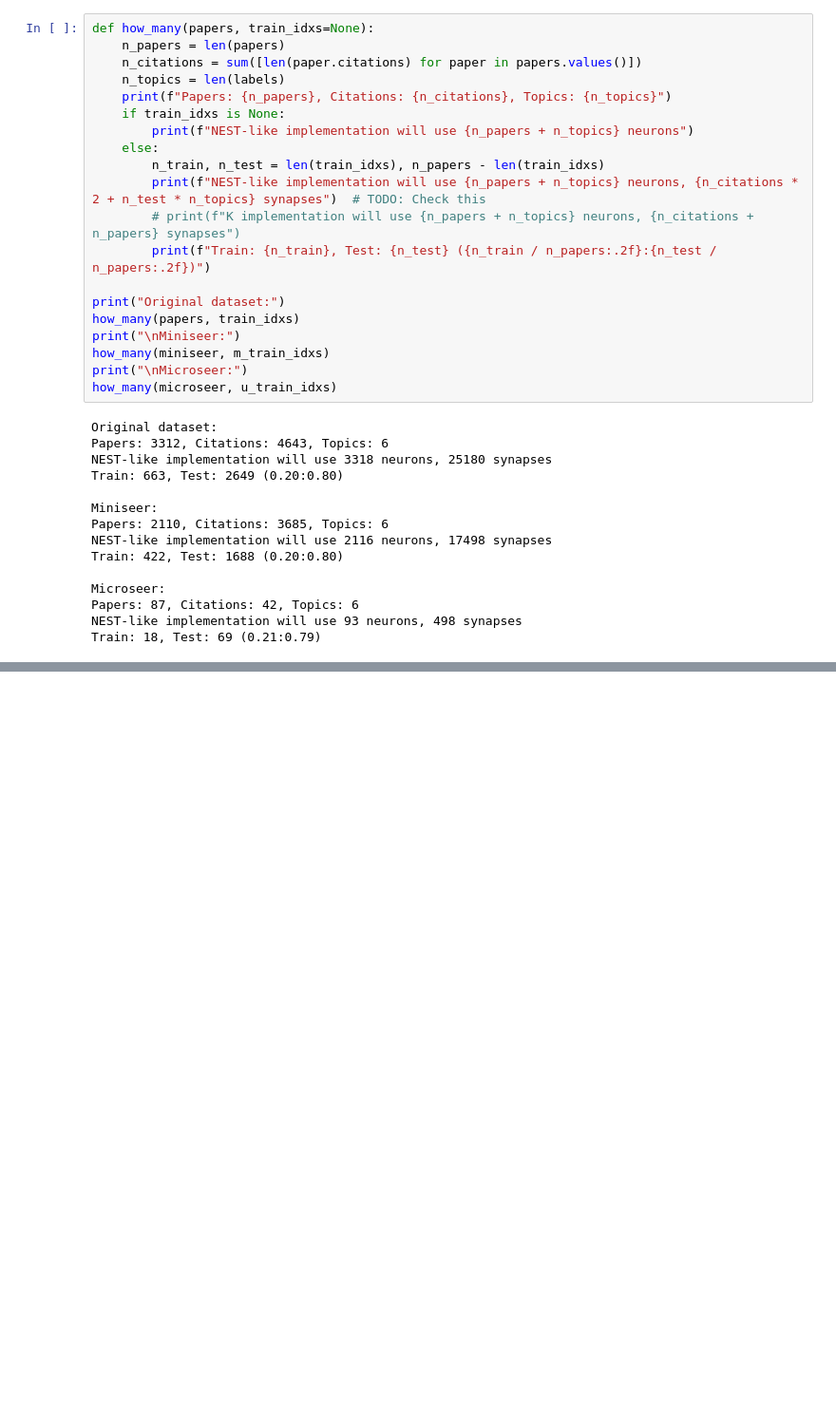
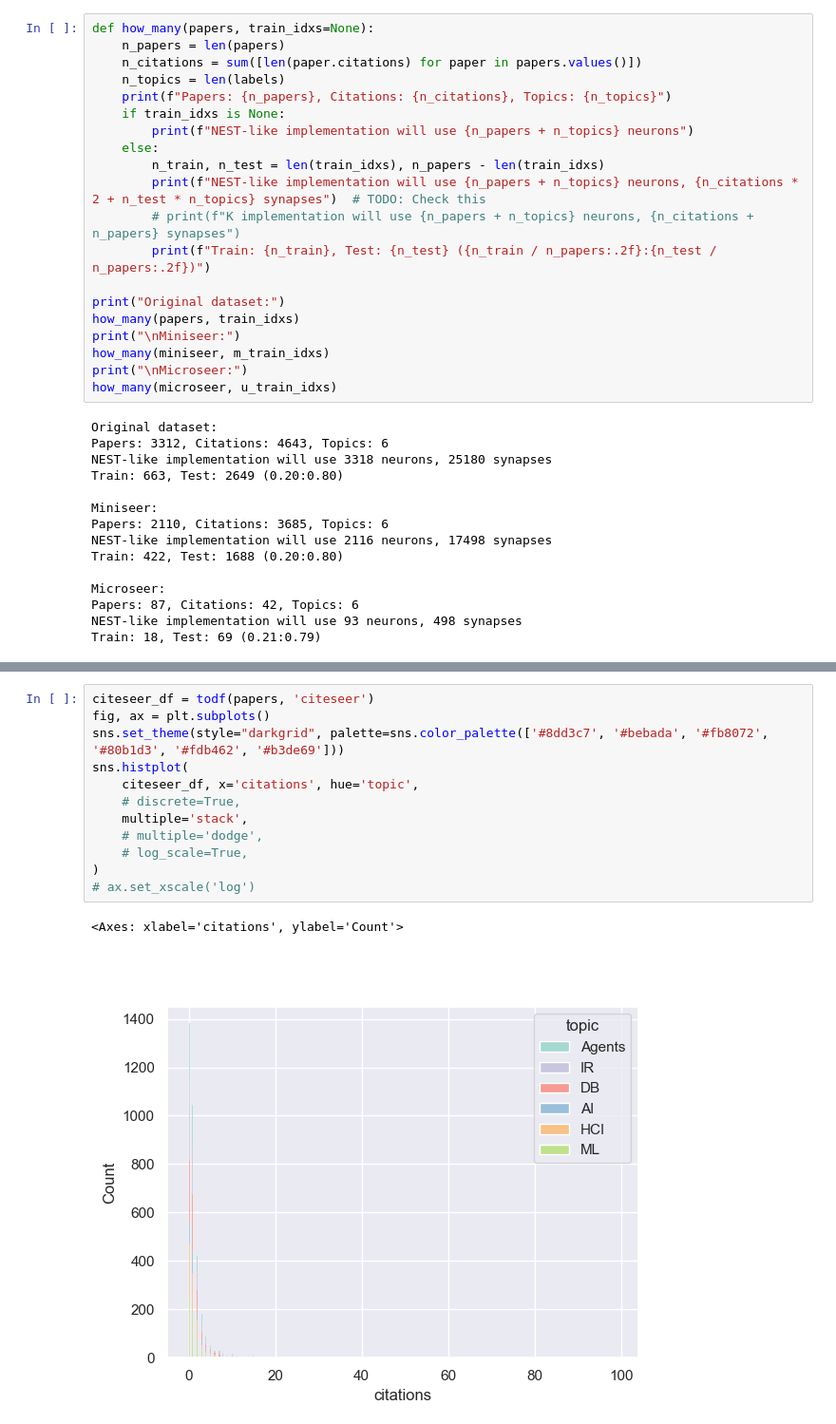
Before and after one commit to prasannadate/sgnn-superneuro, a Jupyter notebook: miniseer_maker.ipynb, the cells around one changed output, grey strips where cells are left out. Shown at 95% size. Cells and saved outputs as stored; diff of their text form; blank space fills up the shorter version.

```diff
--- a/miniseer_maker.ipynb
+++ b/miniseer_maker.ipynb
@@ -197,0 +237,15 @@ Train: 18, Test: 69 (0.21:0.79)
+# %%
+citeseer_df = todf(papers, 'citeseer')
+fig, ax = plt.subplots()
+sns.set_theme(style="darkgrid", palette=sns.color_palette(['#8dd3c7', '#bebada', '#fb8072', '#80b1d3', '#fdb462', '#b3de69']))
+sns.histplot(
+    citeseer_df, x='citations', hue='topic',
+    # discrete=True,
+    multiple='stack',
+    # multiple='dodge',
+    # log_scale=True,
+)
+# ax.set_xscale('log')
+# %% [output]
+<Axes: xlabel='citations', ylabel='Count'>
+[figure, added]
```
Also changed, not shown: parts of 3 cells of this notebook.
